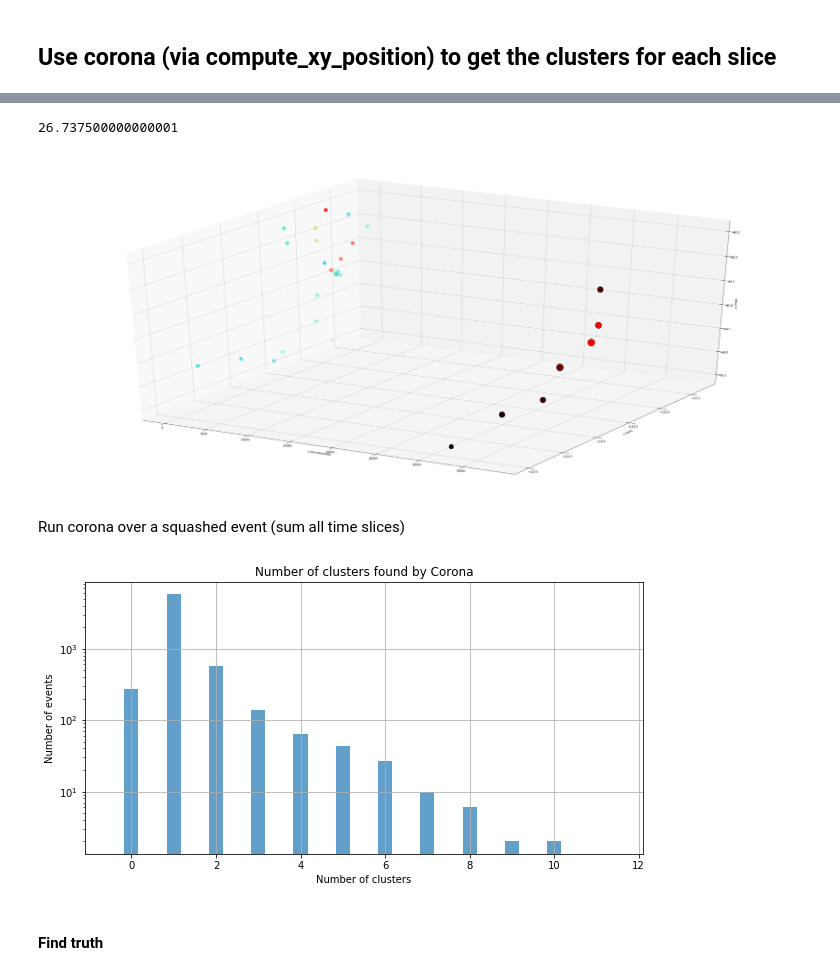
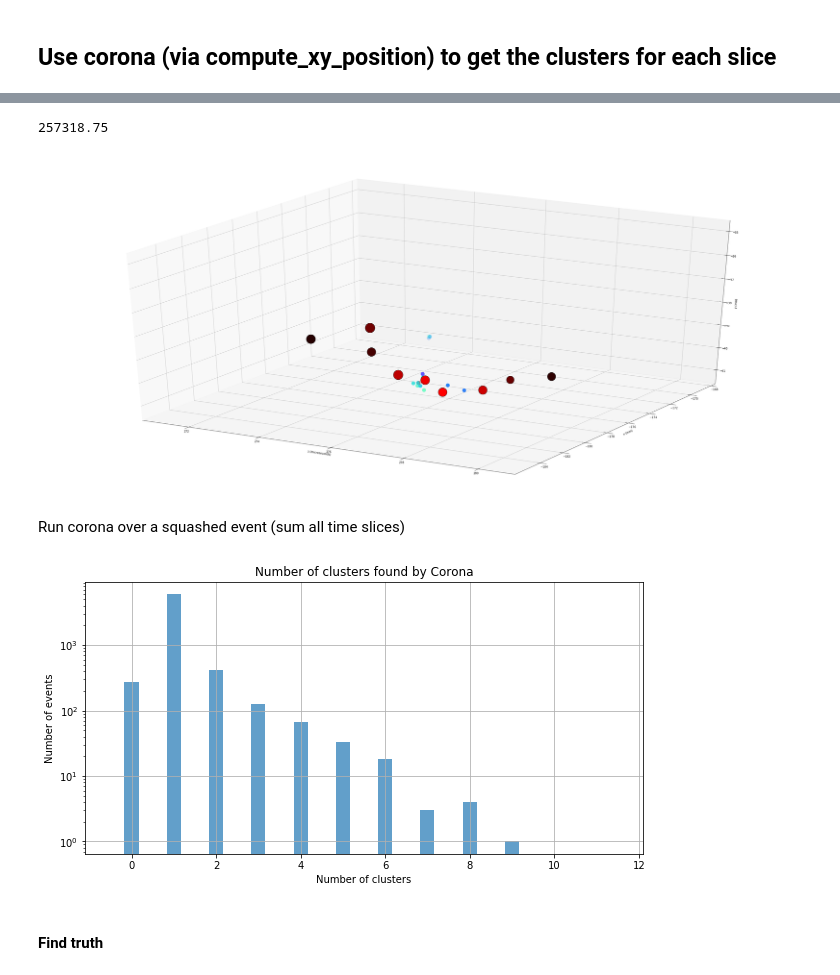
Before and after one commit to abotas/ICARO, a Jupyter notebook: invisible_cities/utils/Corona_Montecarlo.ipynb, the cells around one changed output, grey strips where cells are left out. Drawn from its saved outputs; the diff is of its cells as text; code cells hidden in the pictures.

```diff
--- a/invisible_cities/utils/Corona_Montecarlo.ipynb
+++ b/invisible_cities/utils/Corona_Montecarlo.ipynb
@@ -38,9 +38,9 @@ NSIPM = 1792
 Co = True
 Na = False
 Kr = False
-T     =  .1*units.pes
+T     =  5*units.pes
 msipm =  3
-rmax  =  25*units.mm # if < 10mm won't see plots because xrms,yrms=0 sicne pitch=10mm
+rmax  =  15*units.mm # if < 10mm won't see plots because xrms,yrms=0 sicne pitch=10mm
 # %% [markdown]
 Load data files
 # %%
@@ -199,4 +200,8 @@ for slice_no in range(n_slices):
         e.set_facecolor('red')
 
     plt.title(str(nsig) + ' sigma corona clusters')
+
+dT = S2[0][0][0] - S1[0][0][0] - (len(S2[0][0])*1000)
+
+print(dT)
 # %% [output]
@@ -251,25 +262,23 @@ def plot_event_clusters(ECs, zstart=0*units.mus, figsize=(30,30)):
     ax.grid(True)
     return ax
 
-strange = 0
 
 def plot_nexus_event_hits(ax, hits):
     c = hits[:,3] / hits[:,3].max()
-    ax.scatter(hits[:,2] - strange, hits[:,0], hits[:,1],
+    ax.scatter(hits[:,2], hits[:,0], hits[:,1],
                   c=c, cmap=plt.get_cmap('rainbow'),
                   vmin=0, vmax=c.max(),
                   s=200, edgecolors='None')
-# %%
-( S2[0][0][0] - S1[0][0][0] ) / 1000
-# %% [output]
-26.737500000000001
+# %%
+dT
+# %% [output]
+257318.75
 # %%
-dV = .9
-ax = plot_event_clusters(clusters_evt, figsize=(50,50), zstart=(S2[0][0][0]-S1[0][0][0])*dV)
+ax = plot_event_clusters(clusters_evt, figsize=(50,50), zstart=dT)
 plot_nexus_event_hits(ax, gather_montecarlo_hits(pmap_path)[event_number])
 plt.show()
 # %% [output]
-[figure, old version]
+[figure, new version]
 # %% [markdown]
 Run corona over a squashed event (sum all time slices)
 # %%
@@ -294,7 +303,7 @@ plt.yscale('log')
 plt.grid(True)
 plt.show()
 # %% [output]
-[figure, old version]
+[figure, new version]
 # %% [markdown]
 #### Find truth
 # %%
```
Also changed, not shown: parts of 6 cells of this notebook.
